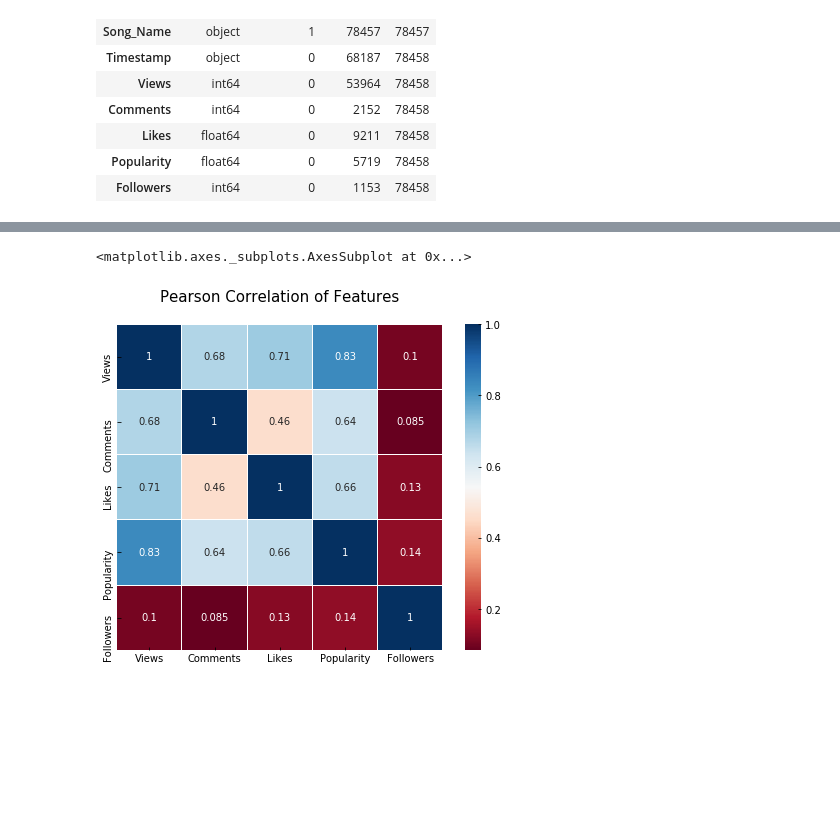
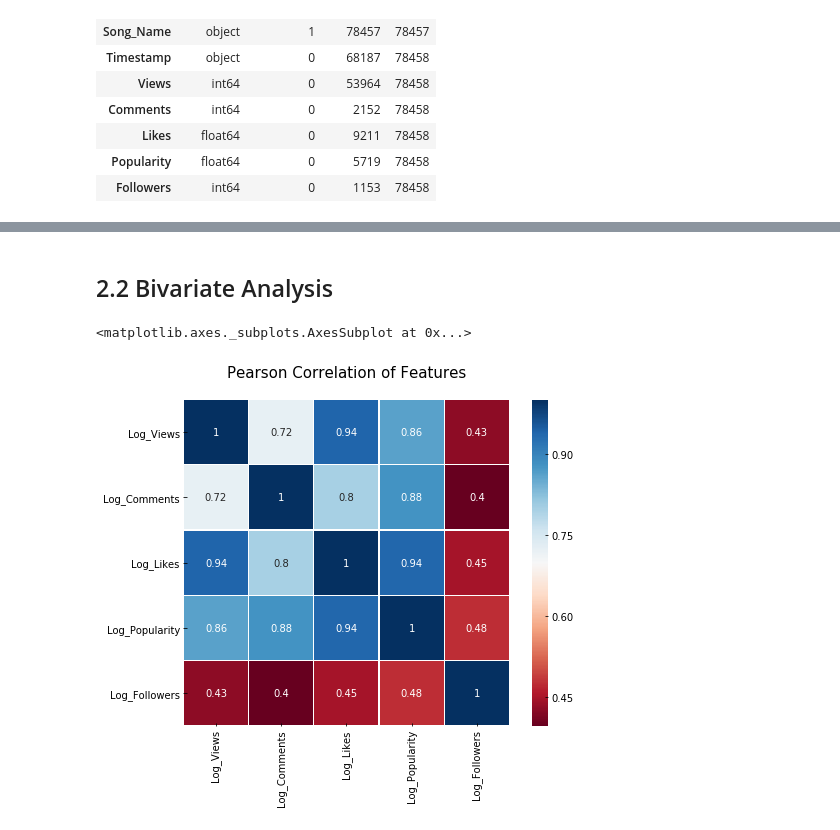
Before and after one commit to Shenghao1993/songs-popularity-prediction, a Jupyter notebook: 1.0-wsh-exploratory-data-analysis.ipynb, the cells around one changed output, grey strips where cells are left out. Drawn from its saved outputs; the diff is of its cells as text; code cells hidden in the pictures; blank space fills up the shorter version.

```diff
--- a/1.0-wsh-exploratory-data-analysis.ipynb
+++ b/1.0-wsh-exploratory-data-analysis.ipynb
@@ -108,0 +127,7 @@ Index(['Views', 'Comments', 'Likes', 'Popularity', 'Followers'], dtype='object')
+# %%
+train_df['Log_Views'] = np.log(train_df['Views'] + 1)
+train_df['Log_Comments'] = np.log(train_df['Comments'] + 1)
+train_df['Log_Likes'] = np.log(train_df['Likes'] + 1)
+train_df['Log_Popularity'] = np.log(train_df['Popularity'] + 1)
+train_df['Log_Followers'] = np.log(train_df['Followers'] + 1)
+train_df.head()
@@ -109,12 +169,17 @@ Index(['Views', 'Comments', 'Likes', 'Popularity', 'Followers'], dtype='object')
+# %% [markdown]
+## 2.2 Bivariate Analysis
 # %%
+transformed_features = ['Log_Views', 'Log_Comments', 'Log_Likes', 'Log_Popularity', 'Log_Followers']
+quan_train_df = train_df[transformed_features]
+
 colormap = plt.cm.RdBu
 plt.figure(figsize=(8, 6))
 plt.title('Pearson Correlation of Features', y=1.05, size=15)
 sns.heatmap(quan_train_df.astype(float).corr(), linewidths=0.1, vmax=1.0,
             square=True, cmap=colormap, linecolor='white', annot=True)
 # %% [output]
 <matplotlib.axes._subplots.AxesSubplot at 0x...>
-[figure, old version]
+[figure, new version]
 # %%
 start_time = time.time()
 sns.pairplot(quan_train_df, diag_kind="kde")
```
Also changed, not shown: parts of 11 cells of this notebook.
